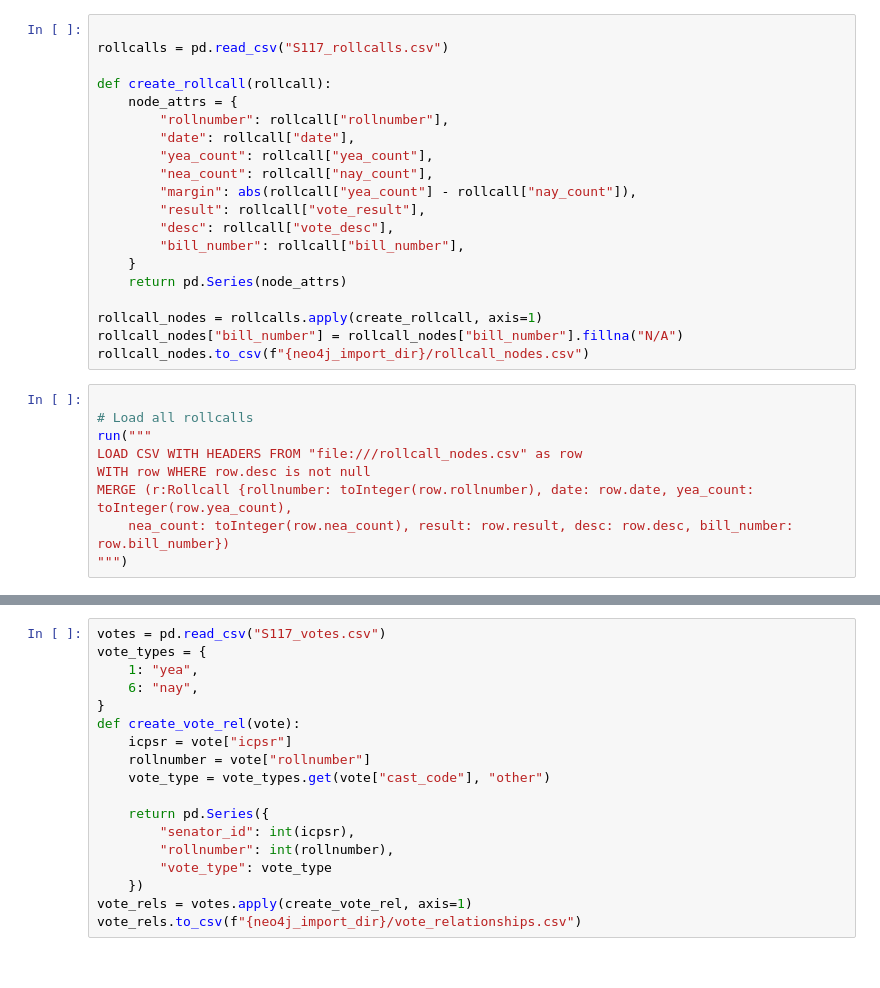
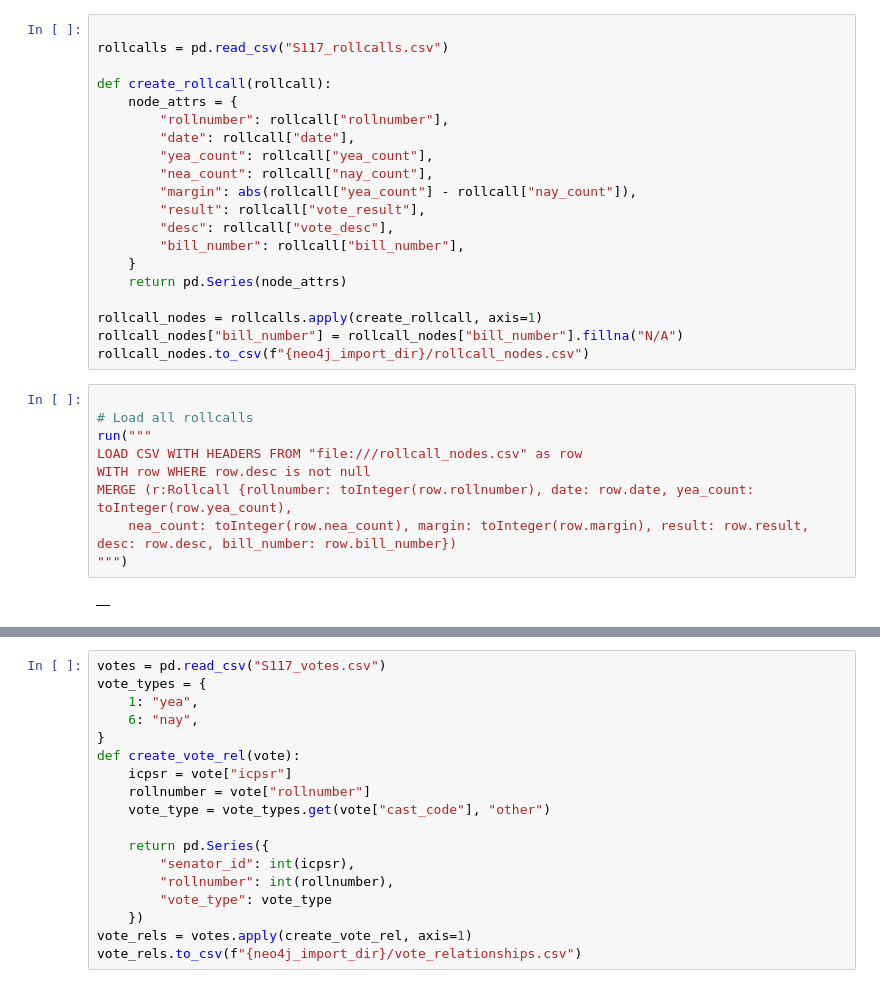
Before and after one commit to Aidankeogh/SenatorGraph, a Jupyter notebook: build_graph.ipynb, the cells around one changed output, grey strips where cells are left out. Cells and saved outputs as stored; diff of their text form.

```diff
--- a/build_graph.ipynb
+++ b/build_graph.ipynb
@@ -75,12 +79,14 @@ rollcall_nodes.to_csv(f"{neo4j_import_dir}/rollcall_nodes.csv")
 # %%
 
 # Load all rollcalls
 run("""
 LOAD CSV WITH HEADERS FROM "file:///rollcall_nodes.csv" as row
 WITH row WHERE row.desc is not null
 MERGE (r:Rollcall {rollnumber: toInteger(row.rollnumber), date: row.date, yea_count: toInteger(row.yea_count),
-    nea_count: toInteger(row.nea_count), result: row.result, desc: row.desc, bill_number: row.bill_number})
+    nea_count: toInteger(row.nea_count), margin: toInteger(row.margin), result: row.result, desc: row.desc, bill_number: row.bill_number})
 """)
+# %% [output]
+|  |
 # %%
 # Get all rollcalls with over 90 yeas
 run("""
```
Also changed, not shown: parts of 19 cells of this notebook, 2 other files.
